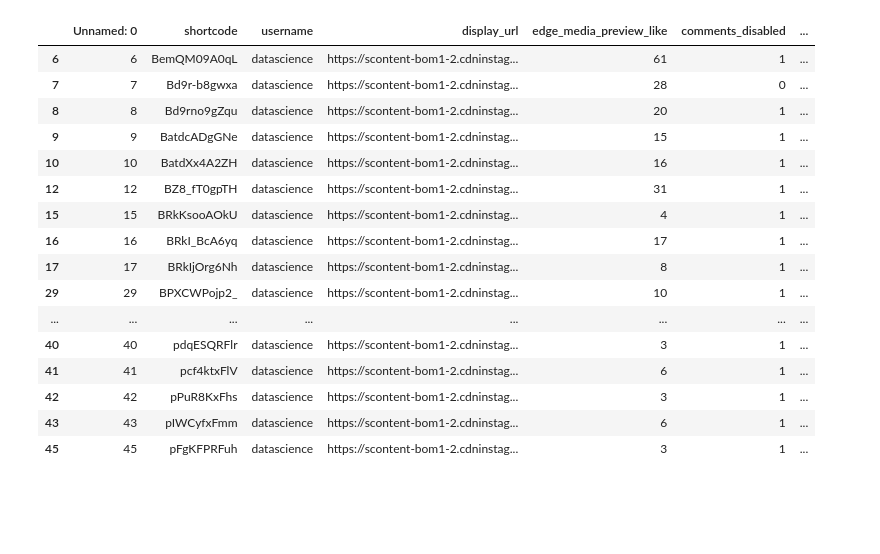
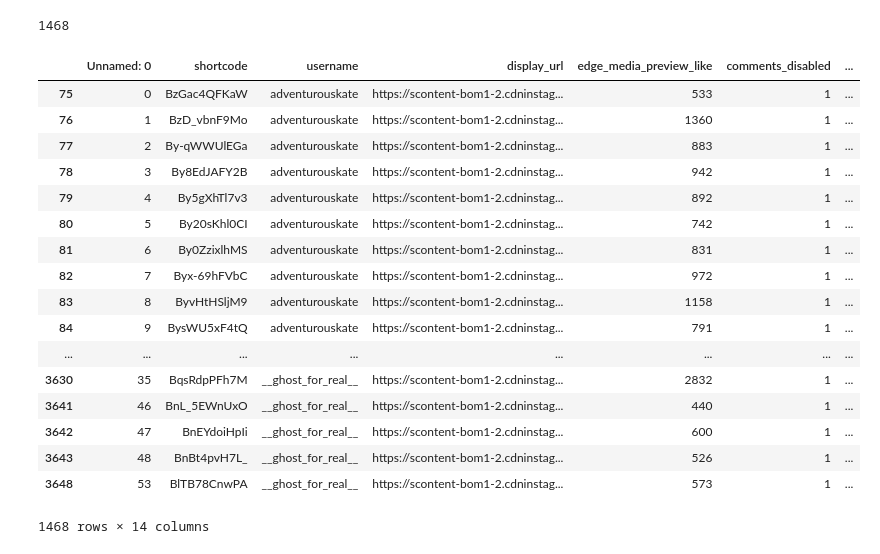
Before and after one commit to naspnrd/Image-Classsification-Based-on-Image-Attributes---Analyticscosm, a Jupyter notebook: to_classify_as_shareable.ipynb, the cells around one changed output. Saved outputs shown, nothing was run; the diff lists cells and outputs as text; code cells hidden in the pictures; blank space fills up the shorter version.

Commit message:
count of popular hastags done, utf8 error removed

```diff
--- a/to_classify_as_shareable.ipynb
+++ b/to_classify_as_shareable.ipynb
@@ -82,22 +83,45 @@ df["comments_disabled"]=df["comments_disabled"].replace({False:1,True:0})
 df['shareable']=sharing
 ##line below : not shareable if comments disabled ya fir hashtags m koi stop word ho
 df['shareable']=df['shareable']*df['comments_disabled']
-df
+print(len(df))
 # %% [output]
-|  | Unnamed: 0 | shortcode | username | display_url | edge_media_preview_like | comments_disabled | ... |
-| 6 | 6 | BemQM09A0qL | datascience | https://scontent-bom1-2.cdninstag... | 61 | 1 | ... |
-| 7 | 7 | Bd9r-b8gwxa | datascience | https://scontent-bom1-2.cdninstag... | 28 | 0 | ... |
-| 8 | 8 | Bd9rno9gZqu | datascience | https://scontent-bom1-2.cdninstag... | 20 | 1 | ... |
-| 9 | 9 | BatdcADgGNe | datascience | https://scontent-bom1-2.cdninstag... | 15 | 1 | ... |
-| 10 | 10 | BatdXx4A2ZH | datascience | https://scontent-bom1-2.cdninstag... | 16 | 1 | ... |
-| 12 | 12 | BZ8_fT0gpTH | datascience | https://scontent-bom1-2.cdninstag... | 31 | 1 | ... |
-| 15 | 15 | BRkKsooAOkU | datascience | https://scontent-bom1-2.cdninstag... | 4 | 1 | ... |
-| 16 | 16 | BRkI_BcA6yq | datascience | https://scontent-bom1-2.cdninstag... | 17 | 1 | ... |
-| 17 | 17 | BRkIjOrg6Nh | datascience | https://scontent-bom1-2.cdninstag... | 8 | 1 | ... |
-| 29 | 29 | BPXCWPojp2_ | datascience | https://scontent-bom1-2.cdninstag... | 10 | 1 | ... |
-| ... | ... | ... | ... | ... | ... | ... | ... |
-| 40 | 40 | pdqESQRFlr | datascience | https://scontent-bom1-2.cdninstag... | 3 | 1 | ... |
-| 41 | 41 | pcf4ktxFlV | datascience | https://scontent-bom1-2.cdninstag... | 6 | 1 | ... |
-| 42 | 42 | pPuR8KxFhs | datascience | https://scontent-bom1-2.cdninstag... | 3 | 1 | ... |
-| 43 | 43 | pIWCyfxFmm | datascience | https://scontent-bom1-2.cdninstag... | 6 | 1 | ... |
-| 45 | 45 | pFgKFPRFuh | datascience | https://scontent-bom1-2.cdninstag... | 3 | 1 | ... |
+1468
+# %%
+popular_tags = [line.rstrip('\n') for line in open('Popular hashtags.txt')]
+
+popular_tags=popular_tags[0].split(' ')
+#to remove duplicates
+popular_tags=list(dict.fromkeys(popular_tags))
+#print(popular_tags)
+popularity={}
+for i in mydict:
+    popularity[i]=0
+    temp=list(mydict[i])
+    for x in temp:
+        #print(temp)
+        for st in popular_tags:
+            if(x==st):
+                popularity[i]+=1
+                break;
+popular_hashtags=[popularity[i] for i in popularity]
+df['popular_hashtags']=popular_hashtags
+df
+# %% [output]
+|  | Unnamed: 0 | shortcode | username | display_url | edge_media_preview_like | comments_disabled | ... |
+| 75 | 0 | BzGac4QFKaW | adventurouskate | https://scontent-bom1-2.cdninstag... | 533 | 1 | ... |
+| 76 | 1 | BzD_vbnF9Mo | adventurouskate | https://scontent-bom1-2.cdninstag... | 1360 | 1 | ... |
+| 77 | 2 | By-qWWUlEGa | adventurouskate | https://scontent-bom1-2.cdninstag... | 883 | 1 | ... |
+| 78 | 3 | By8EdJAFY2B | adventurouskate | https://scontent-bom1-2.cdninstag... | 942 | 1 | ... |
+| 79 | 4 | By5gXhTl7v3 | adventurouskate | https://scontent-bom1-2.cdninstag... | 892 | 1 | ... |
+| 80 | 5 | By20sKhl0CI | adventurouskate | https://scontent-bom1-2.cdninstag... | 742 | 1 | ... |
+| 81 | 6 | By0ZzixlhMS | adventurouskate | https://scontent-bom1-2.cdninstag... | 831 | 1 | ... |
+| 82 | 7 | Byx-69hFVbC | adventurouskate | https://scontent-bom1-2.cdninstag... | 972 | 1 | ... |
+| 83 | 8 | ByvHtHSljM9 | adventurouskate | https://scontent-bom1-2.cdninstag... | 1158 | 1 | ... |
+| 84 | 9 | BysWU5xF4tQ | adventurouskate | https://scontent-bom1-2.cdninstag... | 791 | 1 | ... |
+| ... | ... | ... | ... | ... | ... | ... | ... |
+| 3630 | 35 | BqsRdpPFh7M | __ghost_for_real__ | https://scontent-bom1-2.cdninstag... | 2832 | 1 | ... |
+| 3641 | 46 | BnL_5EWnUxO | __ghost_for_real__ | https://scontent-bom1-2.cdninstag... | 440 | 1 | ... |
+| 3642 | 47 | BnEYdoiHpIi | __ghost_for_real__ | https://scontent-bom1-2.cdninstag... | 600 | 1 | ... |
+| 3643 | 48 | BnBt4pvH7L_ | __ghost_for_real__ | https://scontent-bom1-2.cdninstag... | 526 | 1 | ... |
+| 3648 | 53 | BlTB78CnwPA | __ghost_for_real__ | https://scontent-bom1-2.cdninstag... | 573 | 1 | ... |
+1468 rows × 14 columns
```
Also changed, not shown: parts of 1 cell of this notebook, 2 other files.
